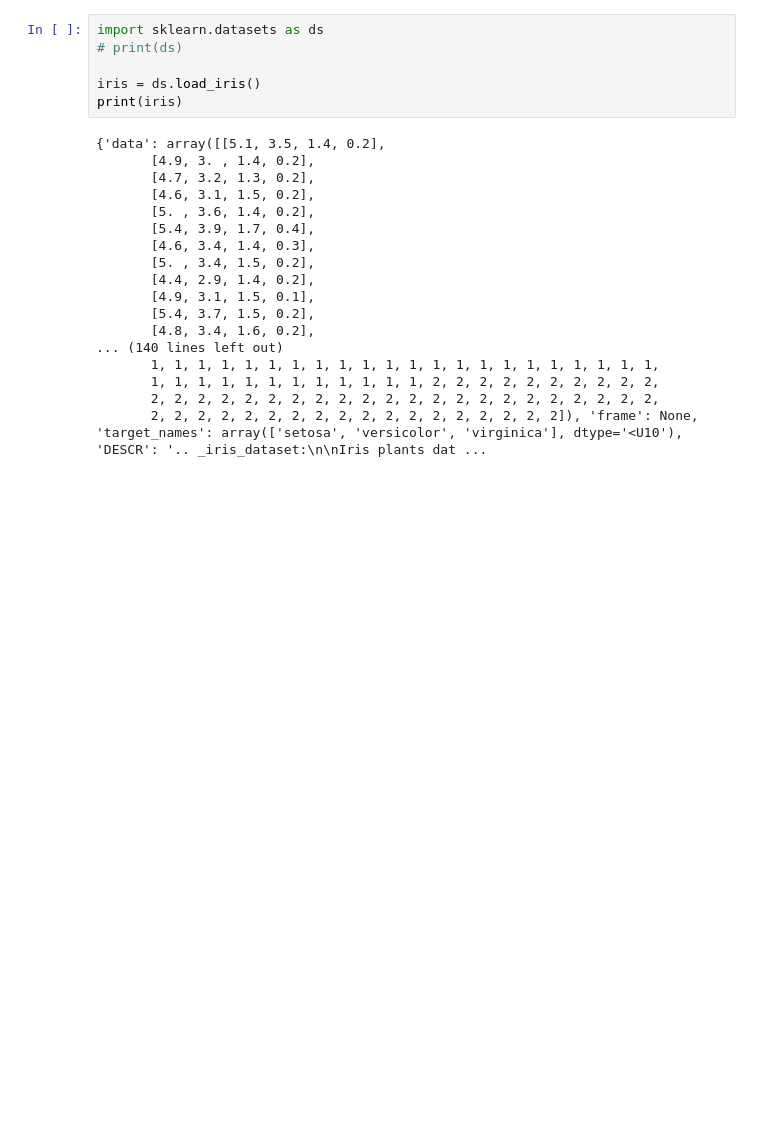
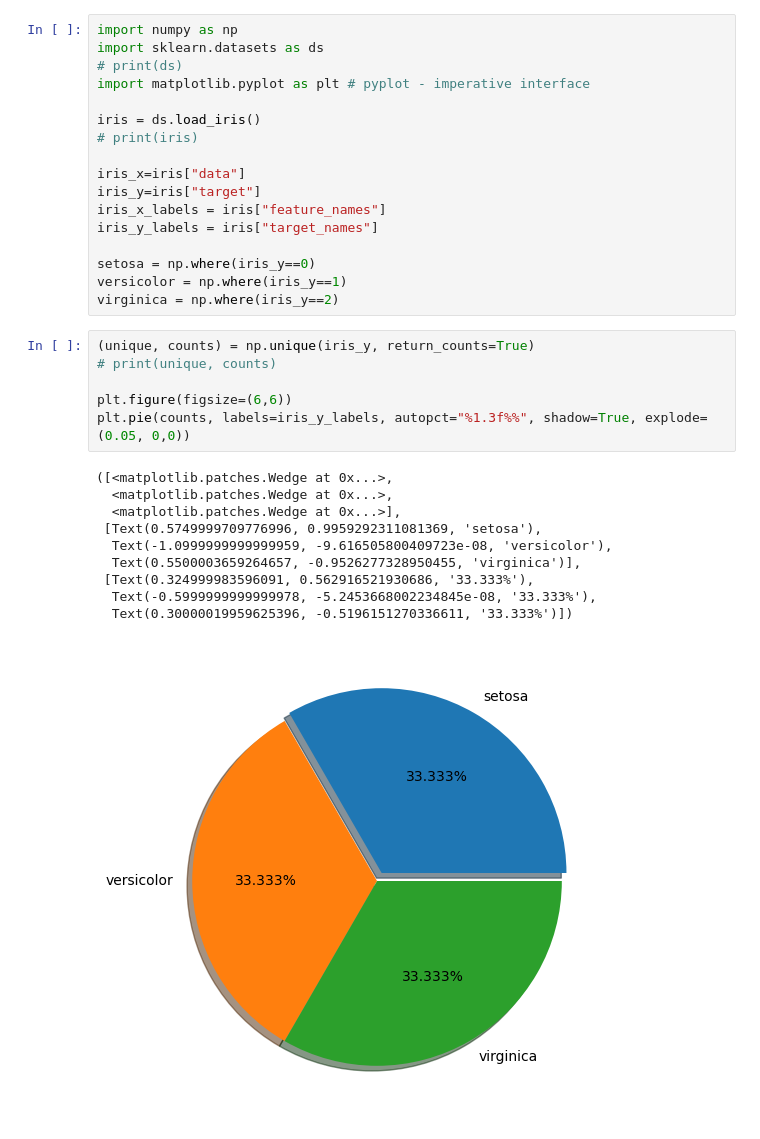
Before and after one commit to Michal-Radomski/Python-Data-Visualization, a Jupyter notebook: 01 Data Visualization/01_Matplotlib/iris.ipynb, the cells around one changed output. Cells and saved outputs as stored; diff of their text form; blank space fills up the shorter version.

Commit message:
Data Visualization in Python course - commit 06

```diff
--- a/01 Data Visualization/01_Matplotlib/iris.ipynb
+++ b/01 Data Visualization/01_Matplotlib/iris.ipynb
@@ -1,24 +1,34 @@
 # %%
+import numpy as np
 import sklearn.datasets as ds
 # print(ds)
+import matplotlib.pyplot as plt # pyplot - imperative interface
 
 iris = ds.load_iris()
-print(iris)
+# print(iris)
+
+iris_x=iris["data"]
+iris_y=iris["target"]
+iris_x_labels = iris["feature_names"]
+iris_y_labels = iris["target_names"]
+
+setosa = np.where(iris_y==0)
+versicolor = np.where(iris_y==1)
+virginica = np.where(iris_y==2)
-# %% [output]
-{'data': array([[5.1, 3.5, 1.4, 0.2],
-       [4.9, 3. , 1.4, 0.2],
-       [4.7, 3.2, 1.3, 0.2],
-       [4.6, 3.1, 1.5, 0.2],
-       [5. , 3.6, 1.4, 0.2],
-       [5.4, 3.9, 1.7, 0.4],
-       [4.6, 3.4, 1.4, 0.3],
-       [5. , 3.4, 1.5, 0.2],
-       [4.4, 2.9, 1.4, 0.2],
-       [4.9, 3.1, 1.5, 0.1],
-       [5.4, 3.7, 1.5, 0.2],
-       [4.8, 3.4, 1.6, 0.2],
-... (140 lines left out)
-       1, 1, 1, 1, 1, 1, 1, 1, 1, 1, 1, 1, 1, 1, 1, 1, 1, 1, 1, 1, 1, 1,
-       1, 1, 1, 1, 1, 1, 1, 1, 1, 1, 1, 1, 2, 2, 2, 2, 2, 2, 2, 2, 2, 2,
-       2, 2, 2, 2, 2, 2, 2, 2, 2, 2, 2, 2, 2, 2, 2, 2, 2, 2, 2, 2, 2, 2,
-       2, 2, 2, 2, 2, 2, 2, 2, 2, 2, 2, 2, 2, 2, 2, 2, 2, 2]), 'frame': None, 'target_names': array(['setosa', 'versicolor', 'virginica'], dtype='<U10'), 'DESCR': '.. _iris_dataset:\n\nIris plants dat ...
+# %%
+(unique, counts) = np.unique(iris_y, return_counts=True)
+# print(unique, counts)
+
+plt.figure(figsize=(6,6))
+plt.pie(counts, labels=iris_y_labels, autopct="%1.3f%%", shadow=True, explode=(0.05, 0,0))
+# %% [output]
+([<matplotlib.patches.Wedge at 0x...>,
+  <matplotlib.patches.Wedge at 0x...>,
+  <matplotlib.patches.Wedge at 0x...>],
+ [Text(0.5749999709776996, 0.9959292311081369, 'setosa'),
+  Text(-1.0999999999999959, -9.616505800409723e-08, 'versicolor'),
+  Text(0.5500003659264657, -0.9526277328950455, 'virginica')],
+ [Text(0.324999983596091, 0.562916521930686, '33.333%'),
+  Text(-0.5999999999999978, -5.2453668002234845e-08, '33.333%'),
+  Text(0.30000019959625396, -0.5196151270336611, '33.333%')])
+[figure, added]
```
